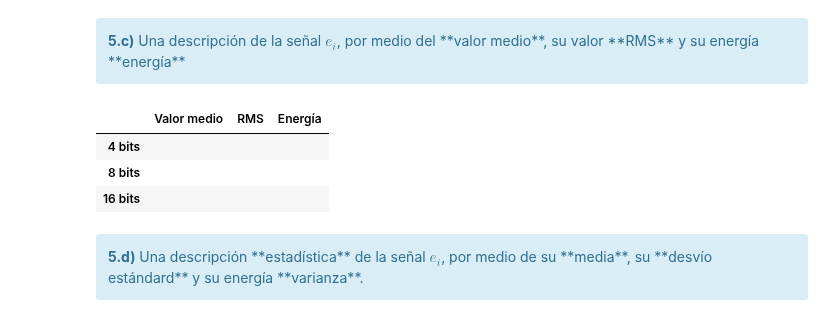
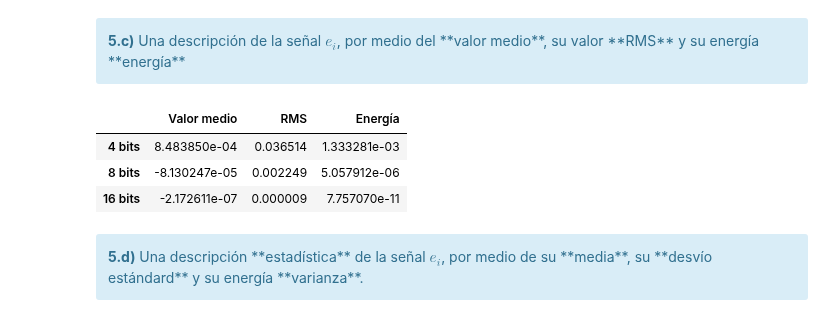
Before and after one commit to NicolasFerragamo/pdstestbench, a Jupyter notebook: TP1 - Muestreo de señales - Forurier_copia.ipynb, the cells around one changed output. Cells and saved outputs as stored; diff of their text form; code cells hidden in the pictures.

```diff
--- a/TP1 - Muestreo de señales - Forurier_copia.ipynb
+++ b/TP1 - Muestreo de señales - Forurier_copia.ipynb
@@ -2314,28 +2464,63 @@ HTML(df.to_html())
 <div class="alert alert-block alert-info">
 <b>5.c)</b> Una descripción de la señal $e_i$, por medio del **valor medio**, su valor **RMS** y su energía **energía**
 </div>
-# %%
-#######################################
-# Tu simulación que genere resultados #
-#######################################
-
-tus_resultados = [
-                   ['', '', ''], # <-- completar acá
-                   ['', '', ''], # <-- completar acá
-                   ['', '', ''], # <-- completar acá
-                 ]
-df = DataFrame(tus_resultados, columns=['Valor medio', 'RMS', 'Energía'],
-               index=[
-                      '4 bits',
-                      '8 bits',
-                      '16 bits'
-                      ])
-HTML(df.to_html())
-# %% [output]
-|  | Valor medio | RMS | Energía |
-| 4 bits |  |  |  |
-| 8 bits |  |  |  |
-| 16 bits |  |  |  |
+# %%
+from pandas import DataFrame
+from IPython.display import HTML
+import statistics as stats
+
+#%% Cálculo del valor medidio de e*
+valor_medio_e4 = 0
+for ii in range(0,N) :
+     valor_medio_e4 += e4[ii]
+valor_medio_e4 /= N
+
+valor_medio_e8 = 0
+for ii in range(0,N) :
+     valor_medio_e8 += e8[ii]
+valor_medio_e8 /= N
+
+valor_medio_e16 = 0
+for ii in range(0,N) :
+     valor_medio_e16 += e16[ii]
+valor_medio_e16 /= N
+
+#%% Cálculo del valor RMS
+valor_RMS_e4 = 0
+for ii in range(0,N) :
+     valor_RMS_e4 += e4[ii]**2
+valor_RMS_e4 /= N
+valor_RMS_e4 = np.sqrt(valor_RMS_e4)
+
+valor_RMS_e8 = 0
+for ii in range(0,N) :
+     valor_RMS_e8 += e8[ii]**2
+valor_RMS_e8 /= N
+valor_RMS_e8 = np.sqrt(valor_RMS_e8)
+
+valor_RMS_e16 = 0
+for ii in range(0,N) :
+     valor_RMS_e16 += e16[ii]**2
+valor_RMS_e16 /= N
+valor_RMS_e16 = np.sqrt(valor_RMS_e16)
+
+tus_resultados = [
+                   [valor_medio_e4, valor_RMS_e4, energia_e4], # <-- completar acá
+                   [valor_medio_e8, valor_RMS_e8, energia_e8], # <-- completar acá
+                   [valor_medio_e16, valor_RMS_e16, energia_e16], # <-- completar acá
+                 ]
+df = DataFrame(tus_resultados, columns=['Valor medio', 'RMS', 'Energía'],
+               index=[
+                      '4 bits',
+                      '8 bits',
+                      '16 bits'
+                      ])
+HTML(df.to_html())
+# %% [output]
+|  | Valor medio | RMS | Energía |
+| 4 bits | 8.483850e-04 | 0.036514 | 1.333281e-03 |
+| 8 bits | -8.130247e-05 | 0.002249 | 5.057912e-06 |
+| 16 bits | -2.172611e-07 | 0.000009 | 7.757070e-11 |
 # %% [markdown]
 <div class="alert alert-block alert-info">
 <b>5.d)</b> Una descripción **estadística** de la señal $e_i$, por medio de su **media**, su **desvío estándard** y su energía **varianza**.
```
Also changed, not shown: parts of 11 cells of this notebook, 3 other files.
